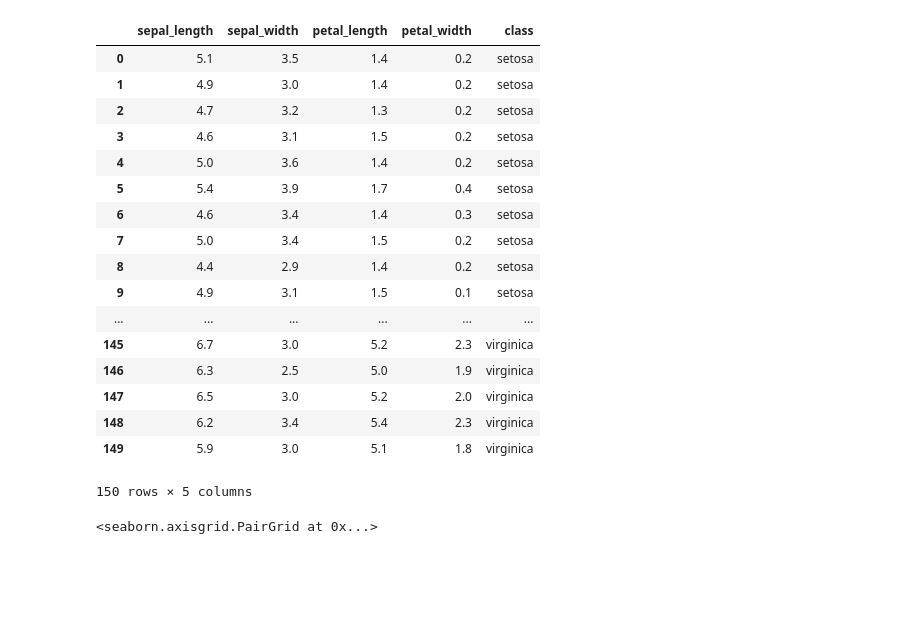
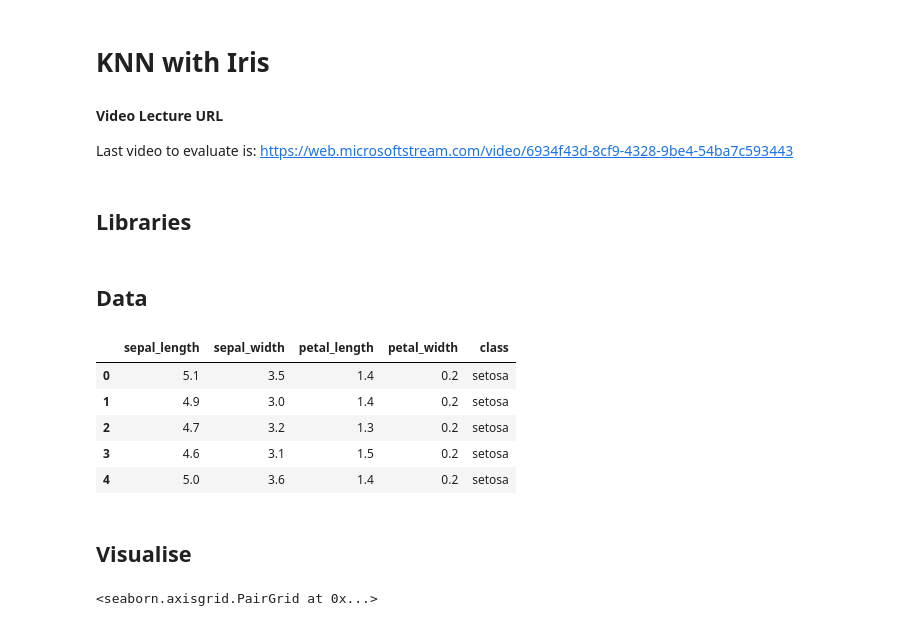
Before and after one commit to moranneil/Sci-kit-Learn-Videos, a Jupyter notebook: Sci-kit-Learn-Videos.ipynb, the cells around one changed output. Cells and saved outputs as stored; diff of their text form; code cells hidden in the pictures; blank space fills up the shorter version.

Commit message:
Added SciKit Video lectures

```diff
--- a/Sci-kit-Learn-Videos.ipynb
+++ b/Sci-kit-Learn-Videos.ipynb
@@ -1,3 +1,11 @@
+# %% [markdown]
+# KNN with Iris
+
+#### Video Lecture URL
+Last video to evaluate is:
+https://web.microsoftstream.com/video/6934f43d-8cf9-4328-9be4-54ba7c593443
+# %% [markdown]
+## Libraries
 # %%
 import sklearn.neighbors as nei
 import pandas as pd
@@ -4,27 +14,19 @@ import pandas as pd
+# %% [markdown]
+## Data
 # %%
 #Load the iris dataset
 dataf = pd.read_csv("https://www.github.com/ianmcloughlin/datasets/raw/master/iris.csv")
 # %%
-dataf
+dataf.head()
 # %% [output]
 |  | sepal_length | sepal_width | petal_length | petal_width | class |
 | 0 | 5.1 | 3.5 | 1.4 | 0.2 | setosa |
 | 1 | 4.9 | 3.0 | 1.4 | 0.2 | setosa |
 | 2 | 4.7 | 3.2 | 1.3 | 0.2 | setosa |
 | 3 | 4.6 | 3.1 | 1.5 | 0.2 | setosa |
 | 4 | 5.0 | 3.6 | 1.4 | 0.2 | setosa |
-| 5 | 5.4 | 3.9 | 1.7 | 0.4 | setosa |
-| 6 | 4.6 | 3.4 | 1.4 | 0.3 | setosa |
-| 7 | 5.0 | 3.4 | 1.5 | 0.2 | setosa |
-| 8 | 4.4 | 2.9 | 1.4 | 0.2 | setosa |
-| 9 | 4.9 | 3.1 | 1.5 | 0.1 | setosa |
-| ... | ... | ... | ... | ... | ... |
-| 145 | 6.7 | 3.0 | 5.2 | 2.3 | virginica |
-| 146 | 6.3 | 2.5 | 5.0 | 1.9 | virginica |
-| 147 | 6.5 | 3.0 | 5.2 | 2.0 | virginica |
-| 148 | 6.2 | 3.4 | 5.4 | 2.3 | virginica |
-| 149 | 5.9 | 3.0 | 5.1 | 1.8 | virginica |
-150 rows × 5 columns
+# %% [markdown]
+## Visualise
 # %%
 import seaborn as sns
 sns.pairplot(dataf, hue='class')
```
Also changed, not shown: parts of 25 cells of this notebook.
